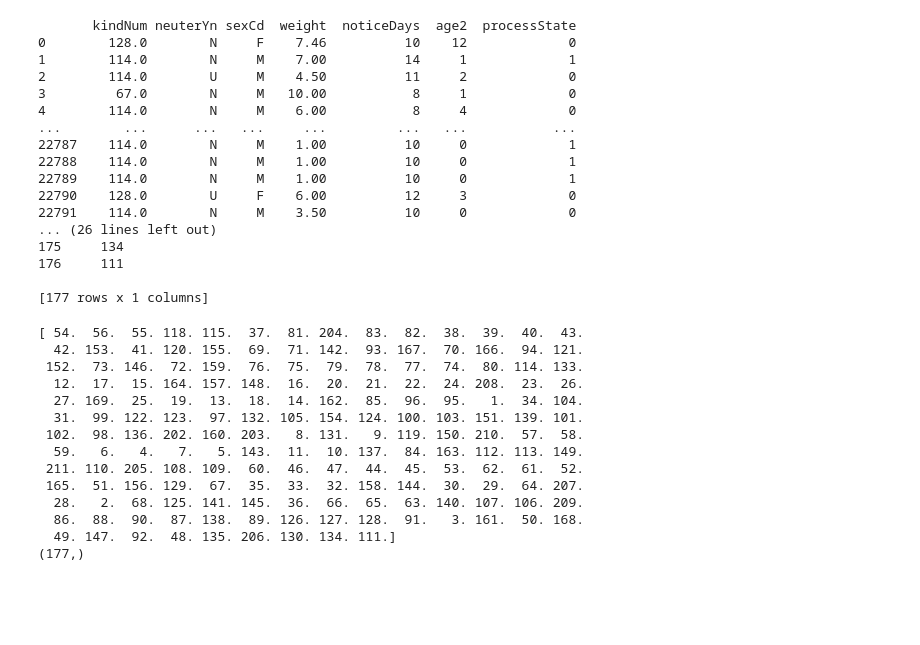
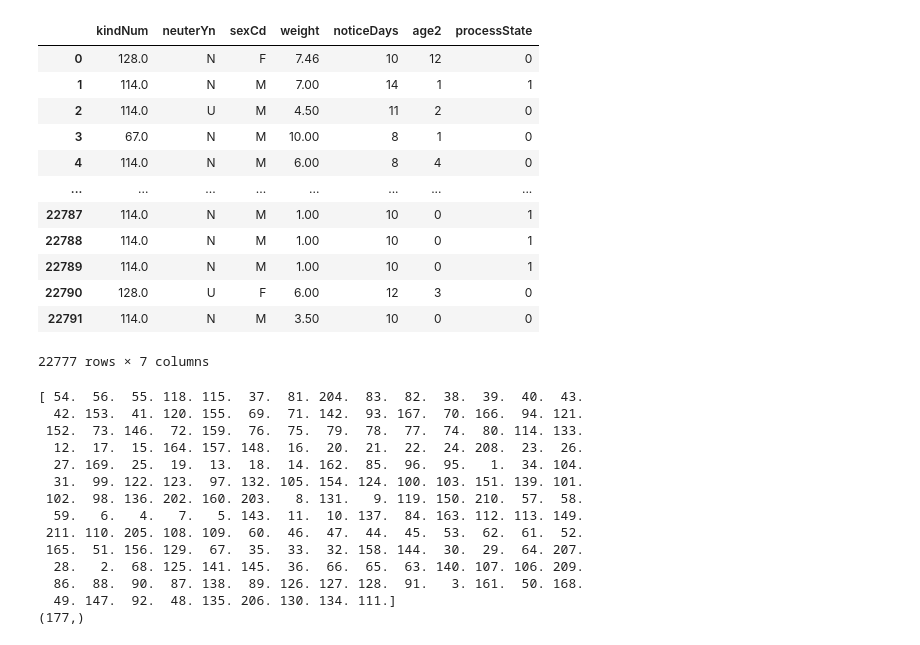
Before and after one commit to auddus16/bigdata, a Jupyter notebook: AbandonedDog.ipynb, the cells around one changed output. Cells and saved outputs as stored; diff of their text form; code cells hidden in the pictures; blank space fills up the shorter version.

```diff
--- a/AbandonedDog.ipynb
+++ b/AbandonedDog.ipynb
@@ -20,34 +20,30 @@ np.random.seed(seed)
 # %%
 #doginfo.csv파일 데이터를 pandas를 이용해 읽어옵니다.
 dog_data=pd.read_csv("doginfo.csv")
 dog_train=pd.read_csv("trainDoginfo.csv")
 kindCd=pd.read_csv("kindCd.csv")
 
 dog_data = dog_data.dropna(axis=0)
 dog_train = dog_train.dropna(axis=0)
 kindCd_data = kindCd.dropna(axis=0)
 
-print(dog_data)
-print(dog_train)
-print(kindCd)
+dog_data
+# print(dog_train)
+# print(kindCd)
 # %% [output]
+|  | kindNum | neuterYn | sexCd | weight | noticeDays | age2 | processState |
+| 0 | 128.0 | N | F | 7.46 | 10 | 12 | 0 |
+| 1 | 114.0 | N | M | 7.00 | 14 | 1 | 1 |
+| 2 | 114.0 | U | M | 4.50 | 11 | 2 | 0 |
+| 3 | 67.0 | N | M | 10.00 | 8 | 1 | 0 |
+| 4 | 114.0 | N | M | 6.00 | 8 | 4 | 0 |
+| ... | ... | ... | ... | ... | ... | ... | ... |
+| 22787 | 114.0 | N | M | 1.00 | 10 | 0 | 1 |
+| 22788 | 114.0 | N | M | 1.00 | 10 | 0 | 1 |
+| 22789 | 114.0 | N | M | 1.00 | 10 | 0 | 1 |
+| 22790 | 128.0 | U | F | 6.00 | 12 | 3 | 0 |
+| 22791 | 114.0 | N | M | 3.50 | 10 | 0 | 0 |
-       kindNum neuterYn sexCd  weight  noticeDays  age2  processState
-0        128.0        N     F    7.46          10    12             0
-1        114.0        N     M    7.00          14     1             1
-2        114.0        U     M    4.50          11     2             0
-3         67.0        N     M   10.00           8     1             0
-4        114.0        N     M    6.00           8     4             0
-...        ...      ...   ...     ...         ...   ...           ...
-22787    114.0        N     M    1.00          10     0             1
-22788    114.0        N     M    1.00          10     0             1
-22789    114.0        N     M    1.00          10     0             1
-22790    128.0        U     F    6.00          12     3             0
-22791    114.0        N     M    3.50          10     0             0
-... (26 lines left out)
-175     134
-176     111
-
-[177 rows x 1 columns]
+22777 rows × 7 columns
 # %%
 kindCd = np.array(kindCd_data, dtype = np.float64)
 kindCd_train=np.array(kindCd_data, dtype=np.float64)
```
Also changed, not shown: parts of 4 cells of this notebook.
